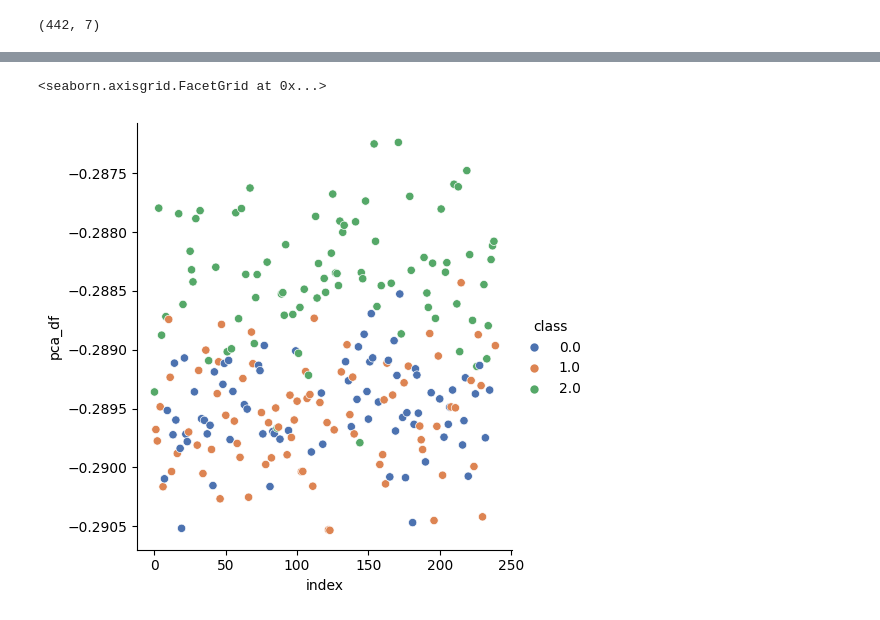
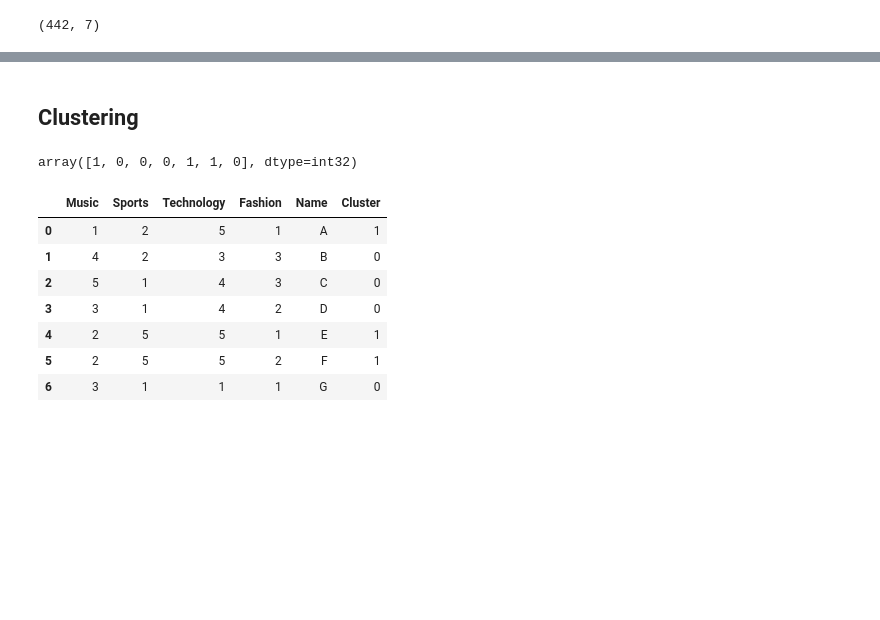
Before and after one commit to Zuyd-ADSAI/ZM001-2425-data-science, a Jupyter notebook: notebooks/ds_week5_unsupervised_learning.ipynb, the cells around one changed output, grey strips where cells are left out. Saved outputs shown, nothing was run; the diff lists cells and outputs as text; code cells hidden in the pictures; blank space fills up the shorter version.

```diff
--- a/notebooks/ds_week5_unsupervised_learning.ipynb
+++ b/notebooks/ds_week5_unsupervised_learning.ipynb
@@ -461,5 +109,32 @@ df
-# %%
-sns.relplot(data=df, x='index', y='pca_df', hue='class', palette='deep')
-# %% [output]
-<seaborn.axisgrid.FacetGrid at 0x...>
-[figure, removed]
+# %% [markdown]
+## Clustering
+# %%
+class_ratings = pd.DataFrame([
+    [1, 2, 5, 1, 'A'],
+    [4, 2, 3, 3, 'B'],
+    [5, 1, 4, 3, 'C'],
+    [3, 1, 4, 2, 'D'],
+    [2, 5, 5, 1, 'E'],
+    [2, 5, 5, 2, 'F'],
+    [3, 1, 1, 1, 'G'],
+], columns=['Music', 'Sports', 'Technology', 'Fashion', 'Name'])
+# %%
+from sklearn.cluster import KMeans
+
+clusters = KMeans(n_clusters=2).fit_predict(class_ratings.iloc[:, :-1])
+clusters
+# %% [output]
+array([1, 0, 0, 0, 1, 1, 0], dtype=int32)
+# %%
+class_ratings['Cluster'] = clusters
+
+class_ratings
+# %% [output]
+|  | Music | Sports | Technology | Fashion | Name | Cluster |
+| 0 | 1 | 2 | 5 | 1 | A | 1 |
+| 1 | 4 | 2 | 3 | 3 | B | 0 |
+| 2 | 5 | 1 | 4 | 3 | C | 0 |
+| 3 | 3 | 1 | 4 | 2 | D | 0 |
+| 4 | 2 | 5 | 5 | 1 | E | 1 |
+| 5 | 2 | 5 | 5 | 2 | F | 1 |
+| 6 | 3 | 1 | 1 | 1 | G | 0 |
```
Also changed, not shown: parts of 44 cells of this notebook, 5 other files.
